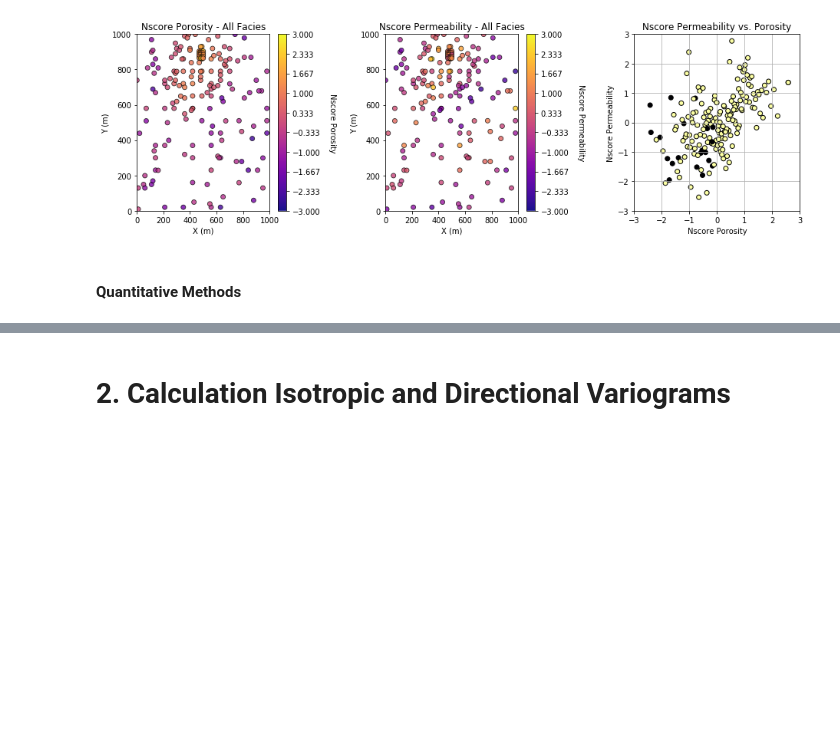
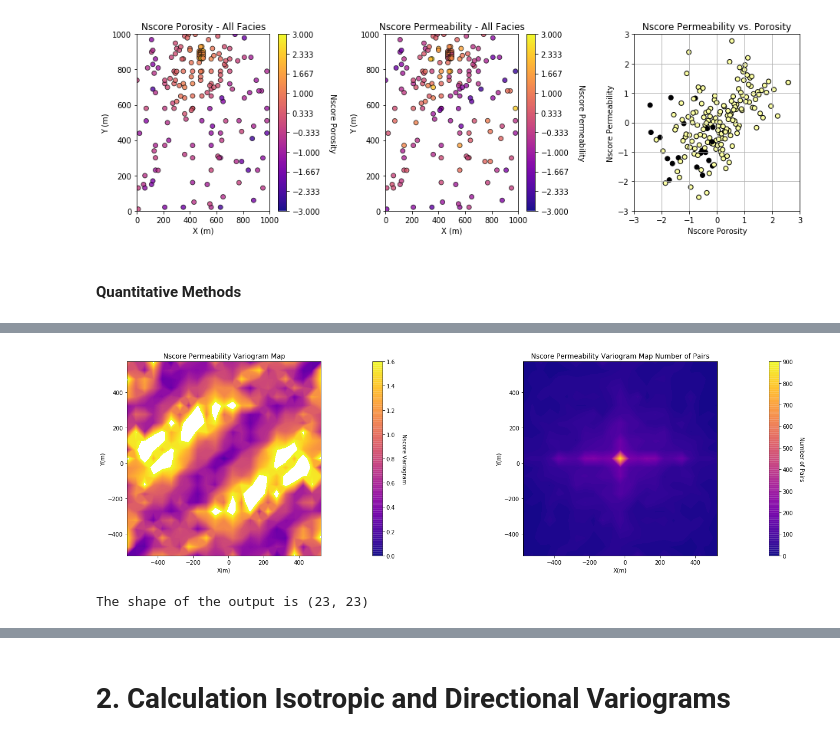
Before and after one commit to sunnylilypi/GS_3, a Jupyter notebook: Team_4_Project_3.ipynb, the cells around one changed output, grey strips where cells are left out. Cells and saved outputs as stored; diff of their text form; code cells hidden in the pictures; blank space fills up the shorter version.

```diff
--- a/Team_4_Project_3.ipynb
+++ b/Team_4_Project_3.ipynb
@@ -266 +256,17 @@ print('The shape of the output is ' + str(vmap.shape))
 The shape of the output is (23, 23)
+# %%
+vmap, npmap = varmapv(df_subset,'X','Y','NPerm',tmin=-999,tmax=999,nxlag=11,nylag=11,dxlag=50,dylag=50,minnp=1,isill=1)
+
+plt.subplot(121)
+GSLIB.pixelplt_st(vmap,-575,575,-575,575,50.0,0,1.6,'Nscore Permeability Variogram Map','X(m)','Y(m)','Nscore Variogram',cmap)
+plt.axis('square')
+plt.subplot(122)
+GSLIB.pixelplt_st(npmap,-575,575,-575,575,50.0,0,900,'Nscore Permeability Variogram Map Number of Pairs','X(m)','Y(m)','Number of Pairs',cmap)
+plt.axis('square')
+plt.subplots_adjust(left=0.0, bottom=0.0, right=3.0, top=1.2, wspace=0.2, hspace=0.2)
+plt.show()
+
+print('The shape of the output is ' + str(vmap.shape))
+# %% [output]
+[figure, added]
+The shape of the output is (23, 23)
```
Also changed, not shown: parts of 19 cells of this notebook.
